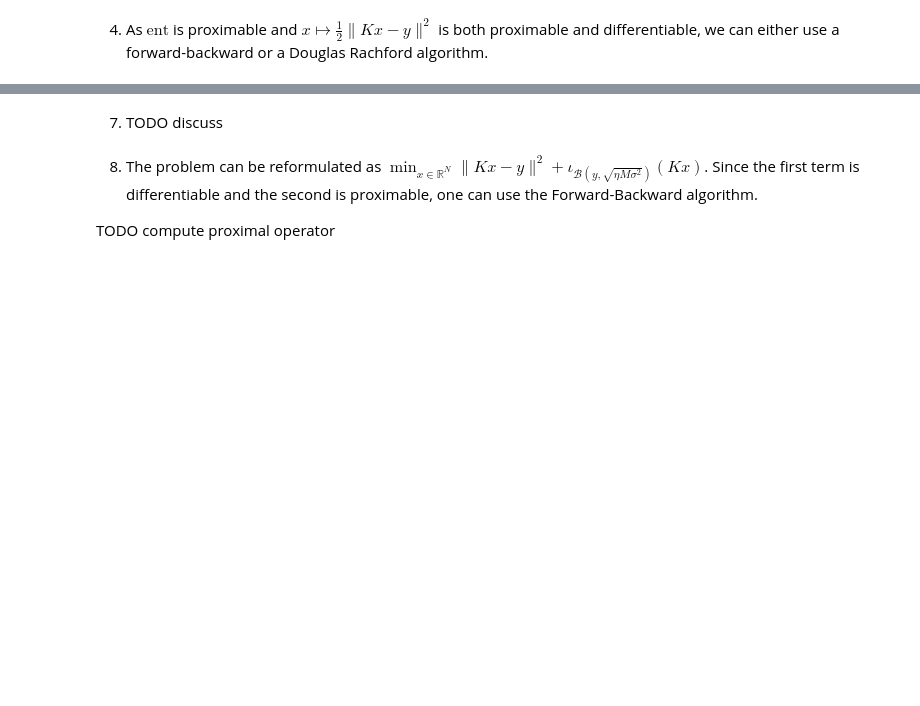
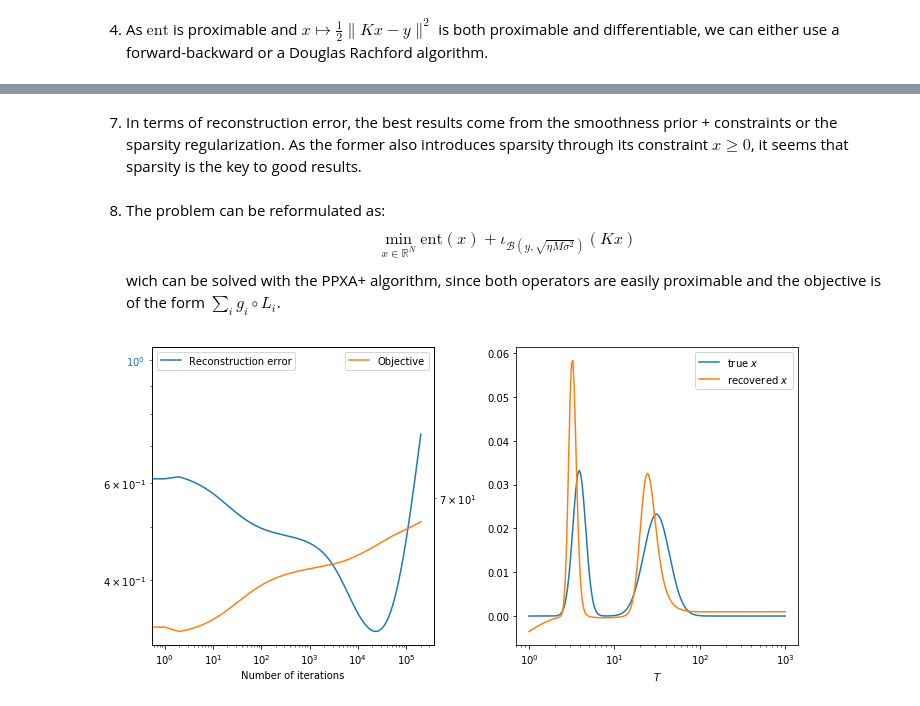
Before and after one commit to ClementLalanne/td2-optim, a Jupyter notebook: Untitled.ipynb, the cells around one changed output, grey strips where cells are left out. Drawn from its saved outputs; the diff is of its cells as text; code cells hidden in the pictures; blank space fills up the shorter version.

Commit message:
Comments and PPXA.

```diff
--- a/Untitled.ipynb
+++ b/Untitled.ipynb
@@ -302,6 +302,27 @@ plt.show()
-# %% [markdown]
-7. TODO discuss
+# %% [markdown]
+7. In terms of reconstruction error, the best results come from the smoothness prior + constraints or the sparsity regularization. As the former also introduces sparsity through its constraint $x \geq 0$, it seems that sparsity is the key to good results.
 # %% [markdown]
-8. The problem can be reformulated as $\min_{x\in\mathbb R^N} \lVert Kx-y\rVert^2 + \iota_{\mathcal B\left(y, \sqrt{\eta M\sigma^2}\right)}(Kx)$. Since the first term is differentiable and the second is proximable, one can use  the Forward-Backward algorithm.
-
-TODO compute proximal operator
+8. The problem can be reformulated as: $$\min_{x\in\mathbb R^N} \mathrm{ent}(x) + \iota_{\mathcal B\left(y, \sqrt{\eta M\sigma^2}\right)}(Kx)$$
+wich can be solved with the PPXA+ algorithm, since both operators are easily proximable and the objective is of the form $\sum_i g_i \circ L_i$.
+# %%
+def prox3(z, r):
+    return y + min(1, r / np.linalg.norm(z - y)) * (z - y)
+
+def ppxa(beta, n_iter, lambd=1, gamma=10, **kwargs):
+    eta = beta # to the outside, it is named beta in order to optimize for it
+    r = np.sqrt(eta * M) * sigma
+    inv = np.linalg.inv(np.eye(N) + K.T.dot(K))
+    ret = np.zeros((n_iter, N))
+    ret[0] = np.zeros(N)
+    x1, x2 = np.zeros(N), np.zeros(M)
+    for i in range(1, n_iter):
+        y1, y2 = prox(x1, gamma), prox3(x2, r)
+        c = inv.dot(y1 + K.T.dot(y2))
+        x1, x2 = x1 + lambd * (2*c - ret[i-1] - y1), x2 + lambd * (K.dot(2*c - ret[i-1]) - y2)
+        ret[i] = ret[i-1] + lambd * (c - ret[i-1])
+    obj = ent(ret)
+    return ret, obj
+
+evaluate(ppxa, n_iter=200000, beta=1e-1)
+# %% [output]
+[figure, added]
```
Also changed, not shown: parts of 13 cells of this notebook.
